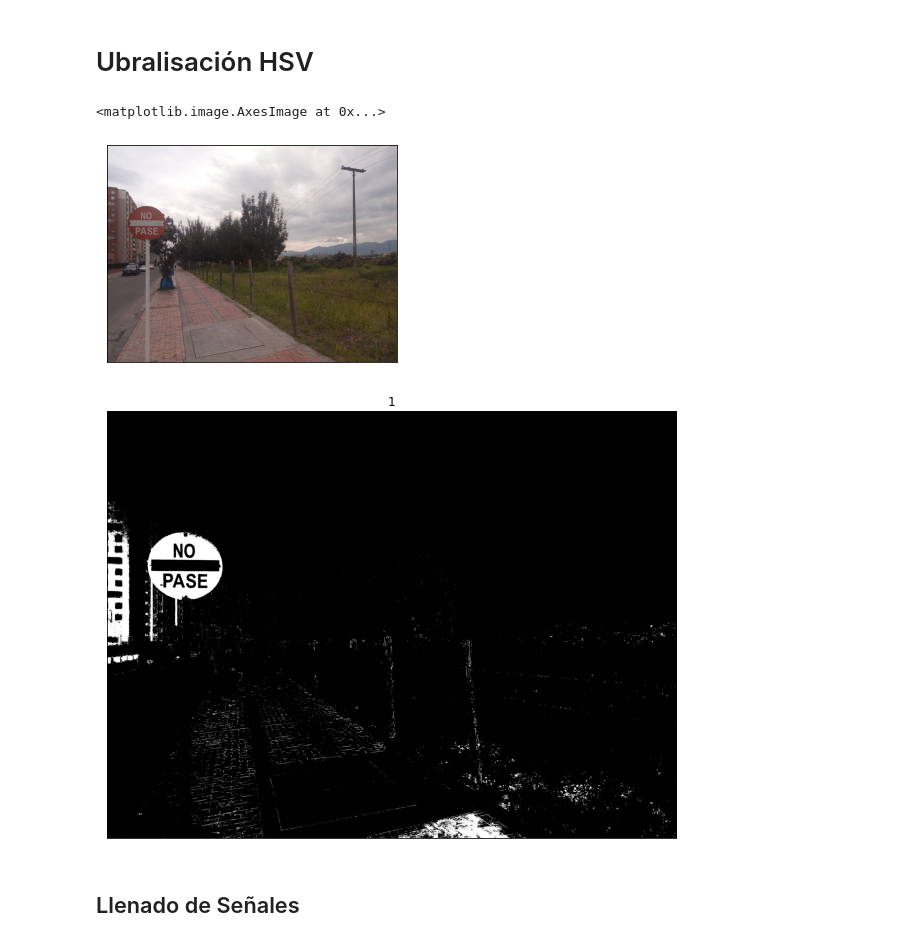
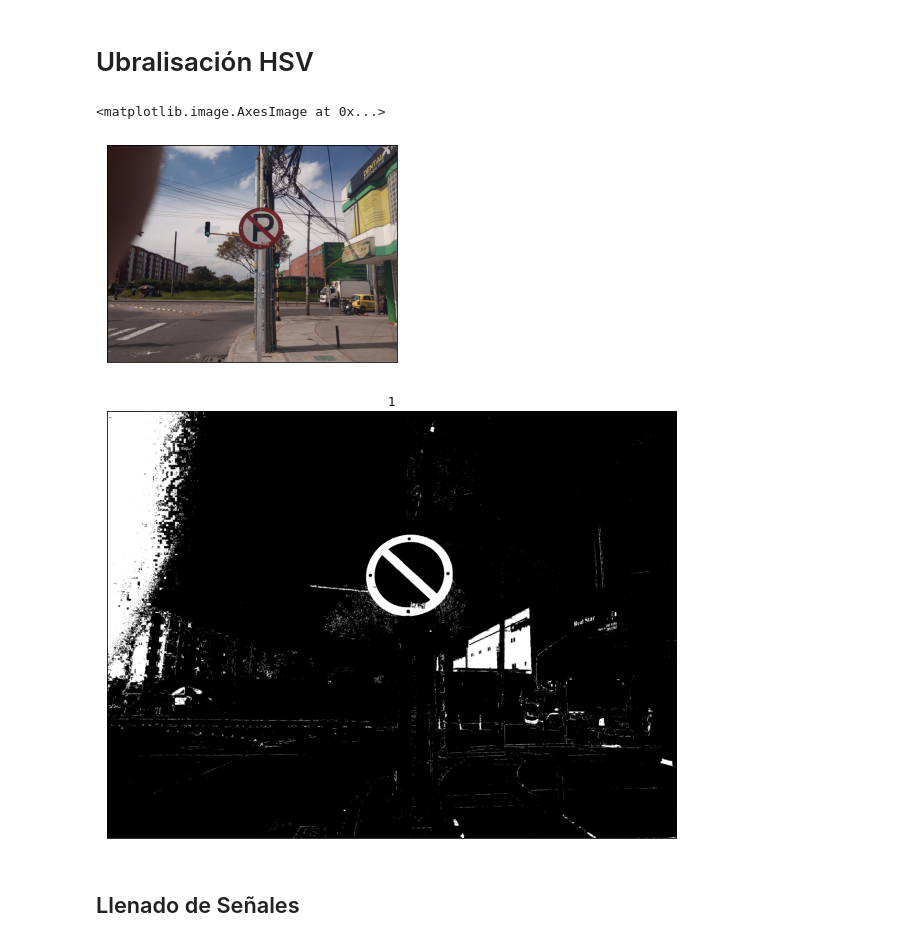
Before and after one commit to jspinaj/Computer-Vision, a Jupyter notebook: Segundo Avance/Circulos.ipynb, the cells around one changed output. Saved outputs shown, nothing was run; the diff lists cells and outputs as text; code cells hidden in the pictures.

```diff
--- a/Segundo Avance/Circulos.ipynb
+++ b/Segundo Avance/Circulos.ipynb
@@ -19,8 +19,8 @@ ima5=cv2.imread("img/Pare1.jpg")
 ima6=cv2.imread("img/Pare2.jpg")
 ima7=cv2.imread("img/Prohibidogiroder1.jpg")
 ima8=cv2.imread("img/Prohibidogiroder2.jpg")
-ima9=cv2.imread("img/ima9.jpg")
-ima10=cv2.imread("img/ima10.jpg")
+ima9=cv2.imread("img/ima10.jpg")
+ima10=cv2.imread("img/Pare8.jpg")
 #conversión de las imágenes de BGR a RGB
 ima1=cv2.cvtColor(ima1,cv2.COLOR_BGR2RGB)
 ima2=cv2.cvtColor(ima2,cv2.COLOR_BGR2RGB)
@@ -66,12 +66,12 @@ def umbral_hsv_rojo(imagen):
     plt.subplots_adjust(top=4, bottom=0.1, left=0.10, right=3, hspace=0.1, wspace=0.2)
     return maskRed
 # %%
-ima=ima3.copy()
+ima=ima9.copy()
 ima_umb=umbral_hsv_rojo(ima)
 plt.imshow(ima_umb,cmap="gray")
 # %% [output]
 <matplotlib.image.AxesImage at 0x...>
-[figure, old version]
+[figure, new version]
-[figure, old version]
+[figure, new version]
 # %% [markdown]
 ## Llenado de Señales
```
Also changed, not shown: parts of 23 cells of this notebook, 4 other files.
